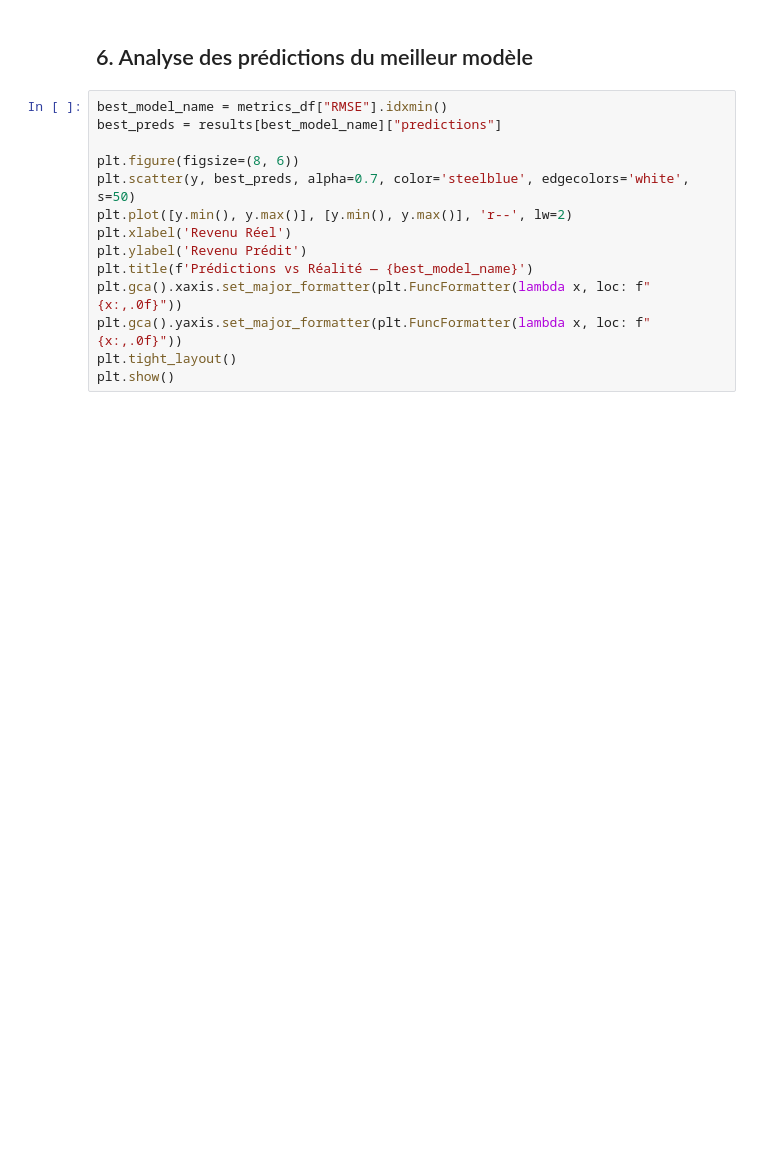
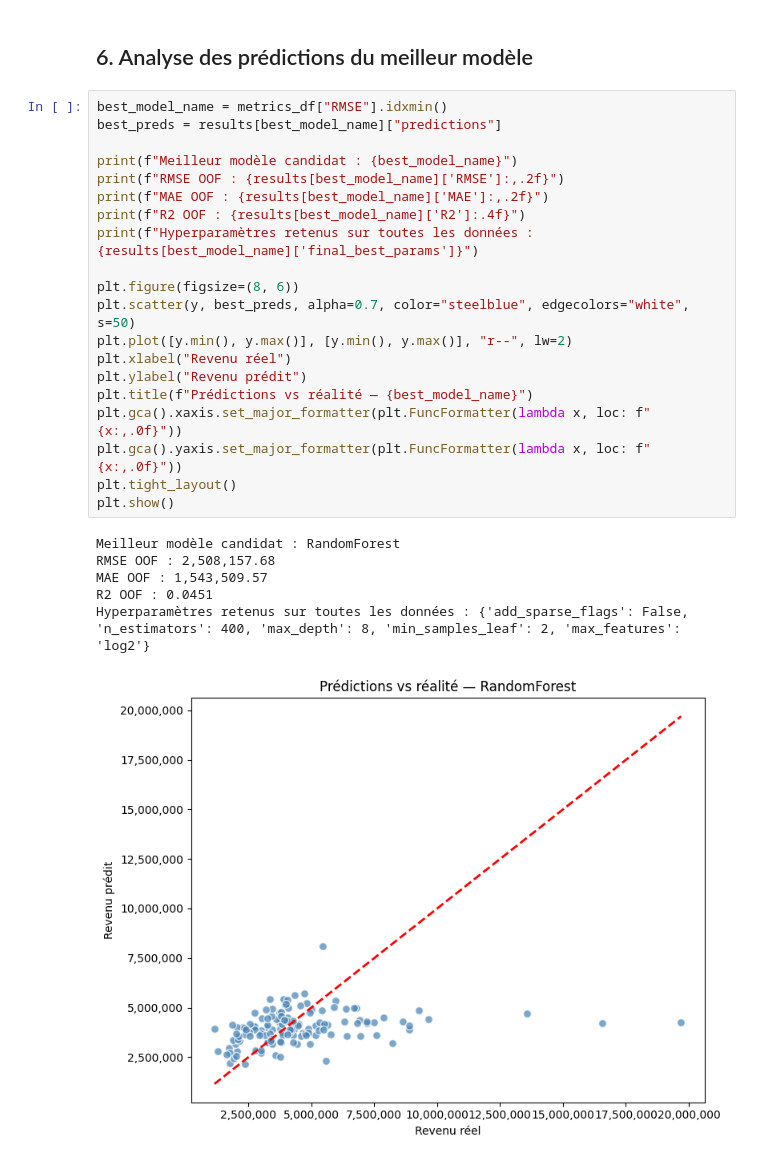
Before and after one commit to mlndiaye/restaurant-revenue-mlops, a Jupyter notebook: notebooks/02_modelisation.ipynb, the cells around one changed output. Cells and saved outputs as stored; diff of their text form; blank space fills up the shorter version.

```diff
--- a/notebooks/02_modelisation.ipynb
+++ b/notebooks/02_modelisation.ipynb
@@ -208,14 +330,27 @@ plt.show()
 # %%
 best_model_name = metrics_df["RMSE"].idxmin()
 best_preds = results[best_model_name]["predictions"]
 
+print(f"Meilleur modèle candidat : {best_model_name}")
+print(f"RMSE OOF : {results[best_model_name]['RMSE']:,.2f}")
+print(f"MAE OOF : {results[best_model_name]['MAE']:,.2f}")
+print(f"R2 OOF : {results[best_model_name]['R2']:.4f}")
+print(f"Hyperparamètres retenus sur toutes les données : {results[best_model_name]['final_best_params']}")
+
 plt.figure(figsize=(8, 6))
-plt.scatter(y, best_preds, alpha=0.7, color='steelblue', edgecolors='white', s=50)
-plt.plot([y.min(), y.max()], [y.min(), y.max()], 'r--', lw=2)
-plt.xlabel('Revenu Réel')
-plt.ylabel('Revenu Prédit')
-plt.title(f'Prédictions vs Réalité — {best_model_name}')
+plt.scatter(y, best_preds, alpha=0.7, color="steelblue", edgecolors="white", s=50)
+plt.plot([y.min(), y.max()], [y.min(), y.max()], "r--", lw=2)
+plt.xlabel("Revenu réel")
+plt.ylabel("Revenu prédit")
+plt.title(f"Prédictions vs réalité — {best_model_name}")
 plt.gca().xaxis.set_major_formatter(plt.FuncFormatter(lambda x, loc: f"{x:,.0f}"))
 plt.gca().yaxis.set_major_formatter(plt.FuncFormatter(lambda x, loc: f"{x:,.0f}"))
 plt.tight_layout()
 plt.show()
+# %% [output]
+Meilleur modèle candidat : RandomForest
+RMSE OOF : 2,508,157.68
+MAE OOF : 1,543,509.57
+R2 OOF : 0.0451
+Hyperparamètres retenus sur toutes les données : {'add_sparse_flags': False, 'n_estimators': 400, 'max_depth': 8, 'min_samples_leaf': 2, 'max_features': 'log2'}
+[figure, added]
```
Also changed, not shown: parts of 20 cells of this notebook, 4 other files.
